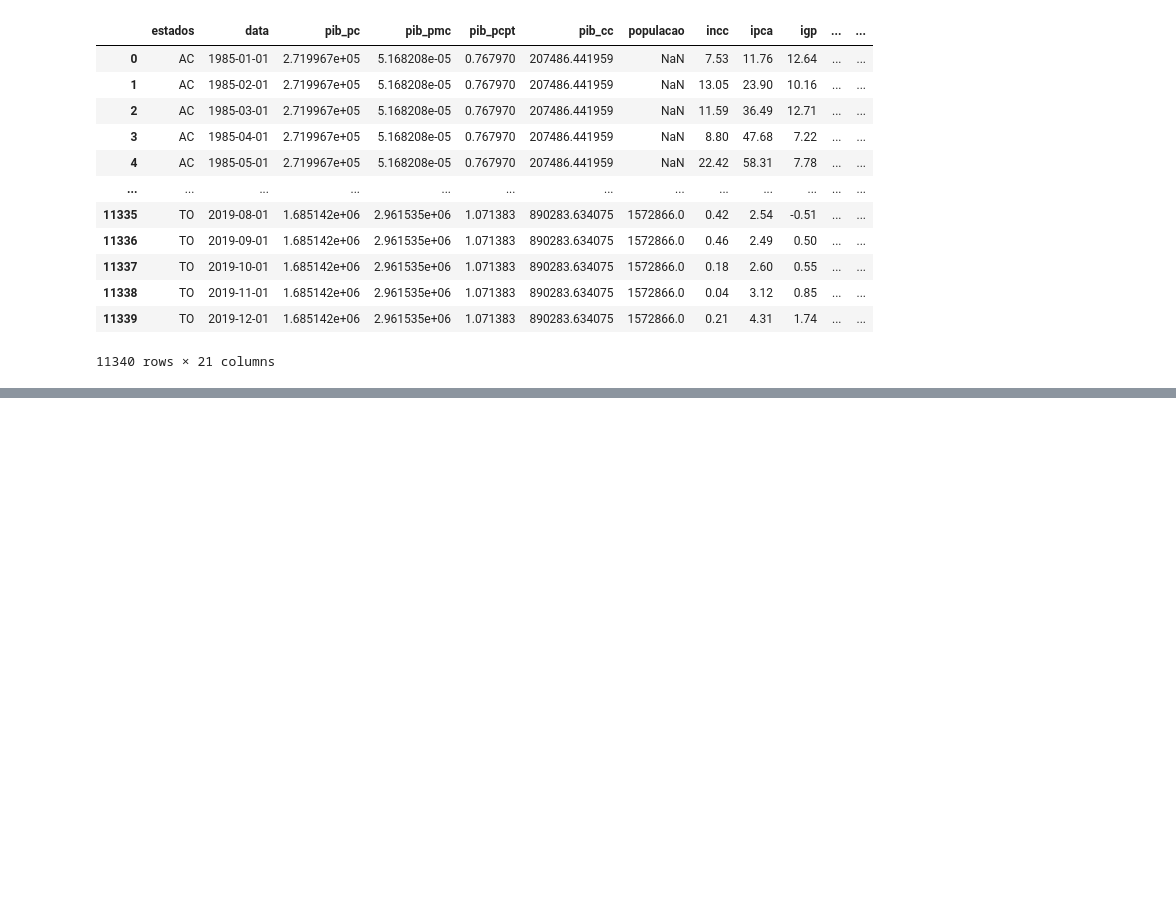
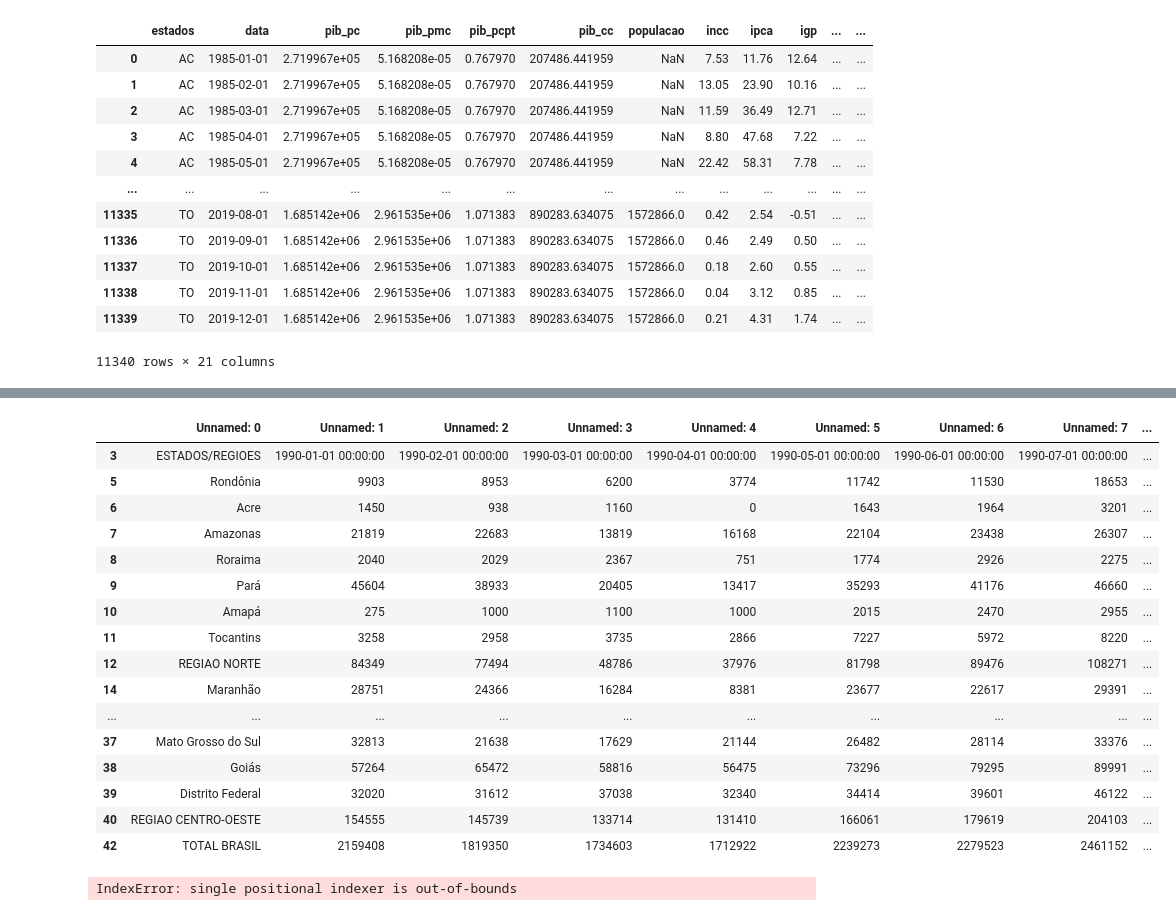
Before and after one commit to LeiteJu/TCC, a Jupyter notebook: notebooks/ingestion.ipynb, the cells around one changed output, grey strips where cells are left out. Drawn from its saved outputs; the diff is of its cells as text; code cells hidden in the pictures; blank space fills up the shorter version.

```diff
--- a/notebooks/ingestion.ipynb
+++ b/notebooks/ingestion.ipynb
@@ -1304,0 +1359,53 @@ df
+# %%
+consumo = pd.read_excel(PATH+"consumo_mensal_90_2000.xlsx", sheet_name="90")
+consumo = consumo.dropna()
+
+# dropando columas com "Total"
+cols = list(consumo.iloc[0].str.contains("Total"))
+index = [i for i in range(len(cols)) if cols[i] == True]
+consumo.drop(columns=consumo.columns[index], inplace=True)
+# %%
+consumo
+# %% [output]
+|  | Unnamed: 0 | Unnamed: 1 | Unnamed: 2 | Unnamed: 3 | Unnamed: 4 | Unnamed: 5 | Unnamed: 6 | Unnamed: 7 | ... |
+| 3 | ESTADOS/REGIOES | 1990-01-01 00:00:00 | 1990-02-01 00:00:00 | 1990-03-01 00:00:00 | 1990-04-01 00:00:00 | 1990-05-01 00:00:00 | 1990-06-01 00:00:00 | 1990-07-01 00:00:00 | ... |
+| 5 | Rondônia | 9903 | 8953 | 6200 | 3774 | 11742 | 11530 | 18653 | ... |
+| 6 | Acre | 1450 | 938 | 1160 | 0 | 1643 | 1964 | 3201 | ... |
+| 7 | Amazonas | 21819 | 22683 | 13819 | 16168 | 22104 | 23438 | 26307 | ... |
+| 8 | Roraima | 2040 | 2029 | 2367 | 751 | 1774 | 2926 | 2275 | ... |
+| 9 | Pará | 45604 | 38933 | 20405 | 13417 | 35293 | 41176 | 46660 | ... |
+| 10 | Amapá | 275 | 1000 | 1100 | 1000 | 2015 | 2470 | 2955 | ... |
+| 11 | Tocantins | 3258 | 2958 | 3735 | 2866 | 7227 | 5972 | 8220 | ... |
+| 12 | REGIAO NORTE | 84349 | 77494 | 48786 | 37976 | 81798 | 89476 | 108271 | ... |
+| 14 | Maranhão | 28751 | 24366 | 16284 | 8381 | 23677 | 22617 | 29391 | ... |
+| ... | ... | ... | ... | ... | ... | ... | ... | ... | ... |
+| 37 | Mato Grosso do Sul | 32813 | 21638 | 17629 | 21144 | 26482 | 28114 | 33376 | ... |
+| 38 | Goiás | 57264 | 65472 | 58816 | 56475 | 73296 | 79295 | 89991 | ... |
+| 39 | Distrito Federal | 32020 | 31612 | 37038 | 32340 | 34414 | 39601 | 46122 | ... |
+| 40 | REGIAO CENTRO-OESTE | 154555 | 145739 | 133714 | 131410 | 166061 | 179619 | 204103 | ... |
+| 42 | TOTAL BRASIL | 2159408 | 1819350 | 1734603 | 1712922 | 2239273 | 2279523 | 2461152 | ... |
+# %%
+consumo = pd.read_excel(PATH+"consumo_mensal_90_2000.xlsx", sheet_name="90")
+consumo = consumo.dropna()
+
+# dropando columas com "Total"
+cols = list(consumo.iloc[0].str.contains("Total"))
+index = [i for i in range(len(cols)) if cols[i] == True]
+consumo.drop(columns=consumo.columns[index], inplace=True)
+
+# dropando coluna duplicada
+consumo = consumo.iloc[1:]
+
+# acertando nome  das colunas
+consumo.columns=["estados"]+ANO_MES_BASE[:12]
+
+consumo["estados"]=consumo["estados"].str.title()
+
+df_consumo_ant = pd.DataFrame(ANO_MES_BASE[:12], columns=["data"])
+
+for state in ESTADOS:
+    df_consumo_ant[MAP[state]] = consumo[consumo["estados"] == state].iloc[0, 1:].values
+
+df_consumo = df_consumo.append(df_consumo_ant)
+# %% [output]
+IndexError: single positional indexer is out-of-bounds
```
Also changed, not shown: parts of 16 cells of this notebook, 3 other files.
